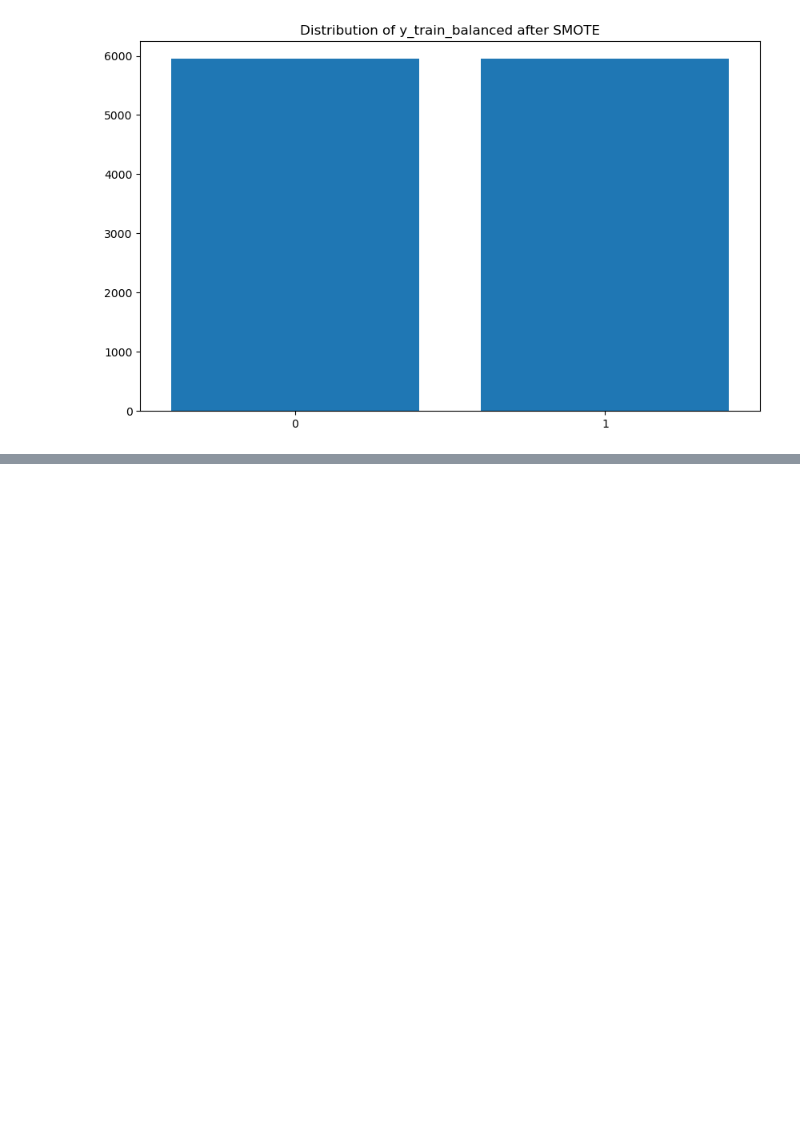
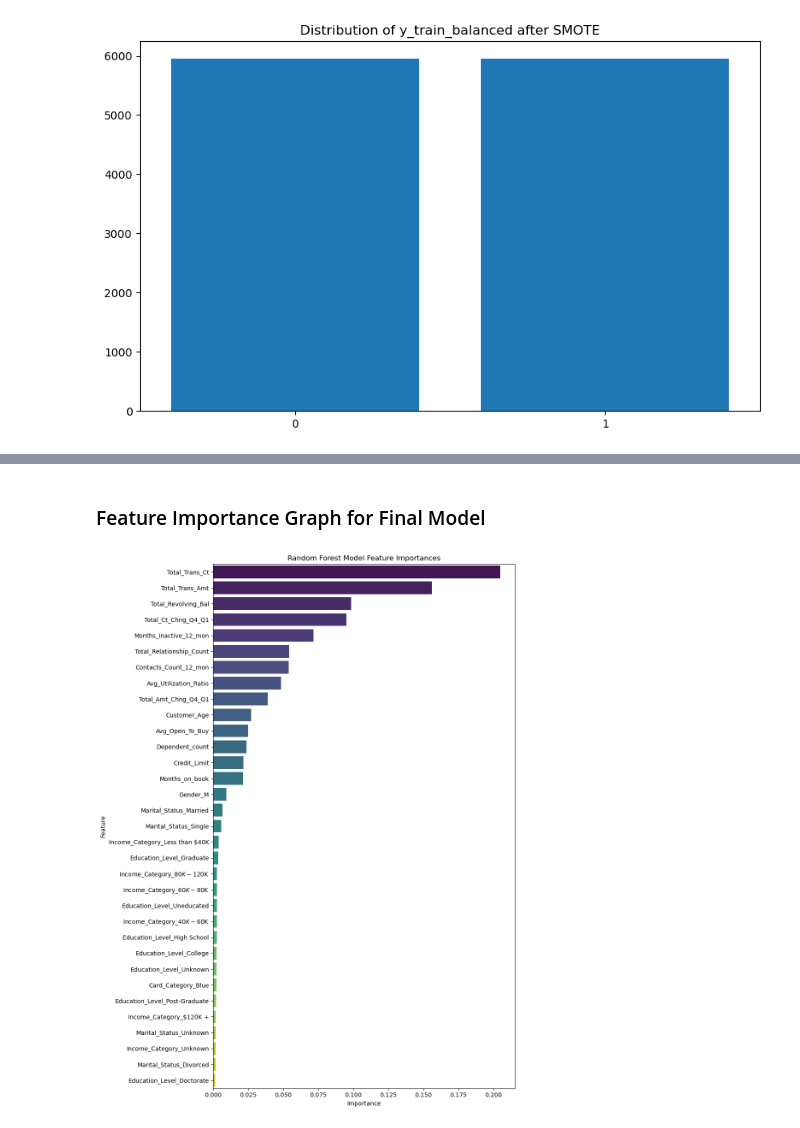
Before and after one commit to shailja-somani-0/ADS-505-Predict-Credit-Card-Churn, a Jupyter notebook: Final_Project.ipynb, the cells around one changed output, grey strips where cells are left out. Cells and saved outputs as stored; diff of their text form; code cells hidden in the pictures; blank space fills up the shorter version.

```diff
--- a/Final_Project.ipynb
+++ b/Final_Project.ipynb
@@ -262,0 +391,6 @@ After: Counter({'Attrited Customer': 5949, 'Existing Customer': 5949})
+# %%
+# Print selected feature names
+selected_features_mask = rfecv.get_support()
+selected_feature_names = X_train.columns[selected_features_mask]
+print("Selected Feature Names:")
+print(selected_feature_names)
@@ -262,0 +478,20 @@ After: Counter({'Attrited Customer': 5949, 'Existing Customer': 5949})
+# %% [markdown]
+### Feature Importance Graph for Final Model
+# %%
+# Extract and map feature importances
+feature_importances = rf.feature_importances_
+feature_names = X_train.columns[selected_features_mask]
+feature_importance_dict = dict(zip(feature_names, feature_importances))
+
+# Sort features based on importance and convert to df
+sorted_features = sorted(feature_importance_dict.items(), key=lambda x: x[1], reverse=True)
+df_feature_importances = pd.DataFrame(sorted_features, columns=['Feature', 'Importance'])
+
+# Plotting
+plt.figure(figsize=(10, len(sorted_features) * 0.4))
+sns.barplot(x="Importance", y="Feature", data=df_feature_importances, palette='viridis')
+plt.title('Random Forest Model Feature Importances')
+plt.tight_layout()
+plt.show()
+# %% [output]
+[figure, added]
```
Also changed, not shown: parts of 25 cells of this notebook.
